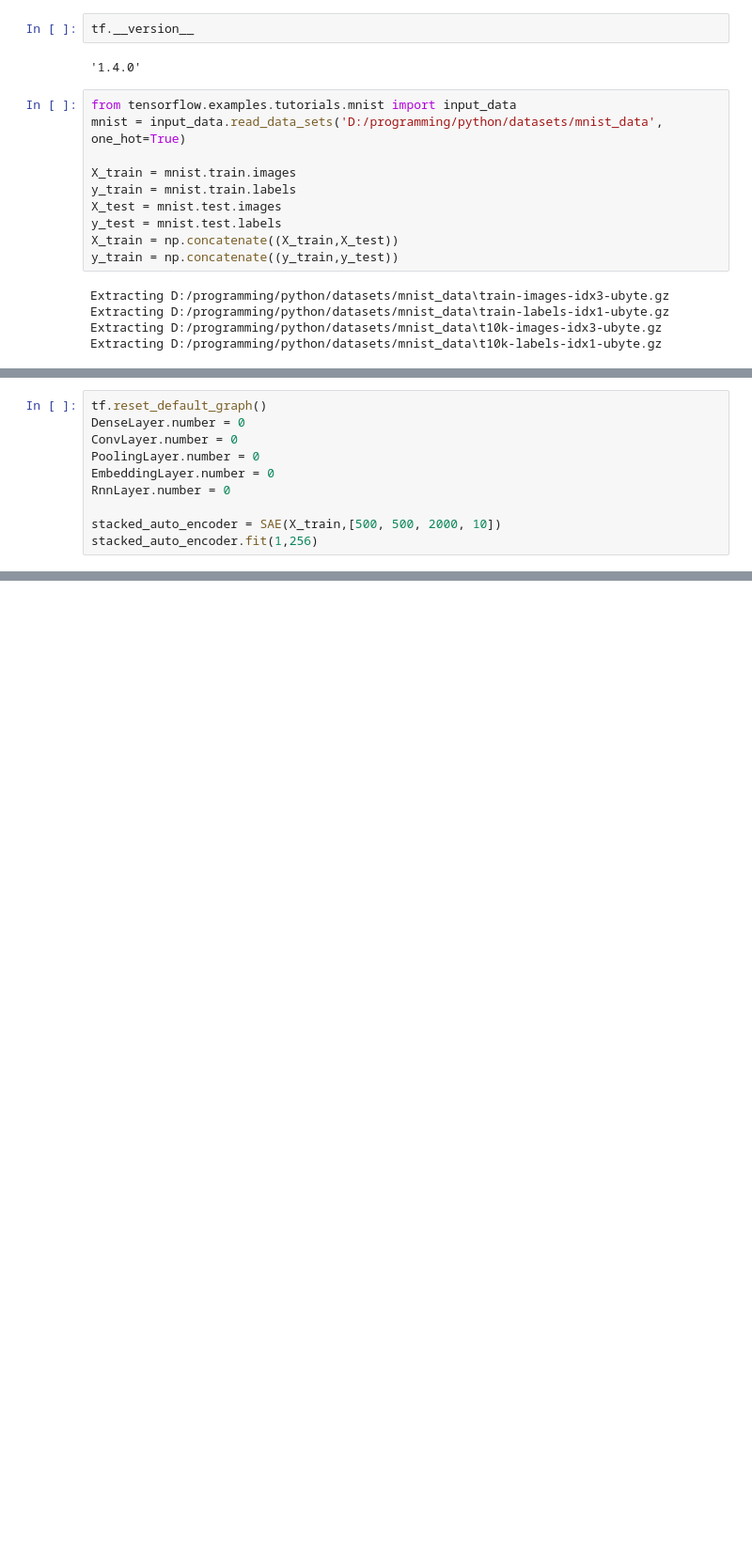
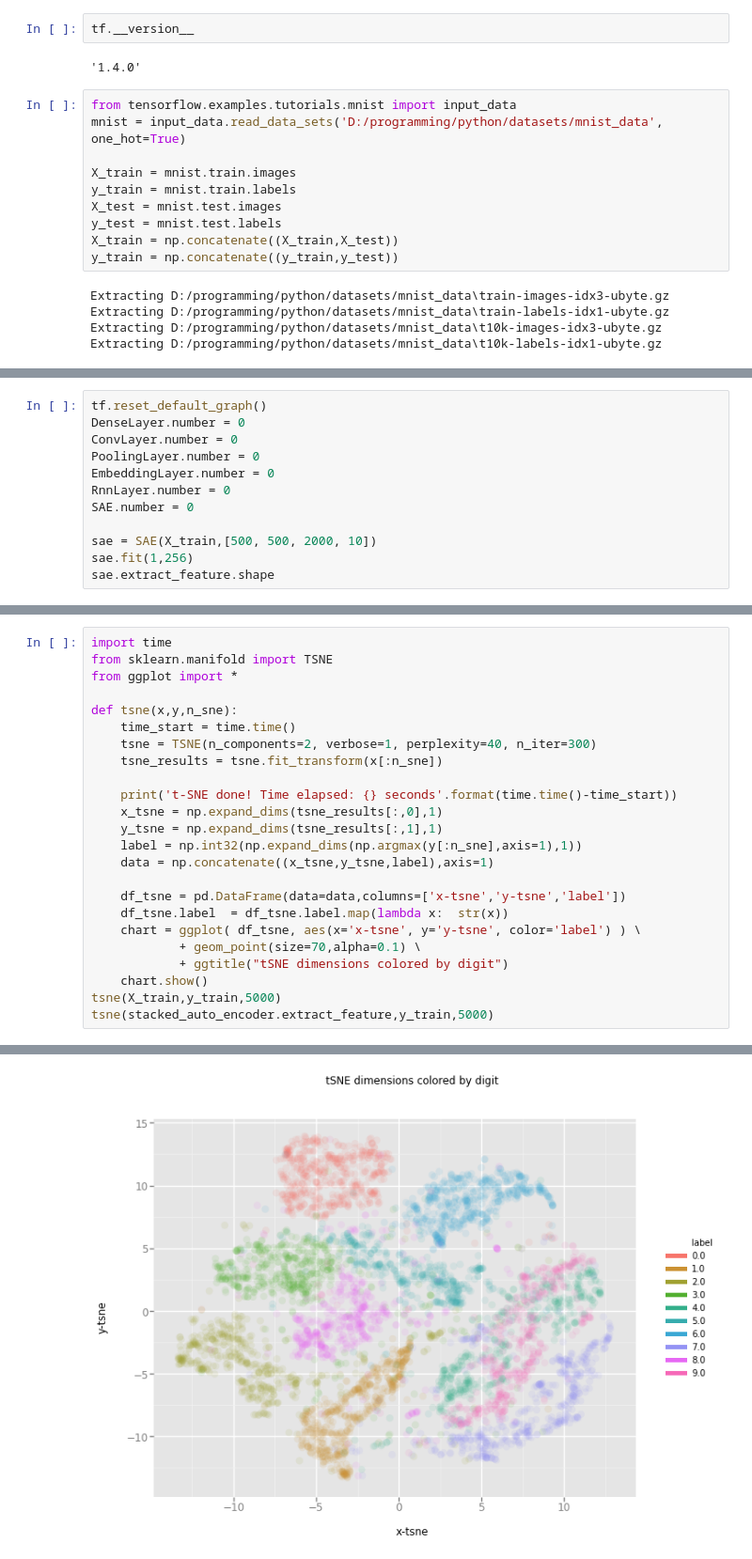
Before and after one commit to xro7/dnn_mnist, a Jupyter notebook: Deep clustering.ipynb, the cells around one changed output, grey strips where cells are left out. Shown at 94% size. Saved outputs shown, nothing was run; the diff lists cells and outputs as text; blank space fills up the shorter version.

```diff
--- a/Deep clustering.ipynb
+++ b/Deep clustering.ipynb
@@ -340,6 +343,8 @@ ConvLayer.number = 0
 PoolingLayer.number = 0
 EmbeddingLayer.number = 0
 RnnLayer.number = 0
+SAE.number = 0
 
-stacked_auto_encoder = SAE(X_train,[500, 500, 2000, 10])
-stacked_auto_encoder.fit(1,256)
+sae = SAE(X_train,[500, 500, 2000, 10])
+sae.fit(1,256)
+sae.extract_feature.shape
@@ -363,0 +382,25 @@ K-means clustering result on extracted features: NMI =
+# %%
+import time
+from sklearn.manifold import TSNE
+from ggplot import *
+
+def tsne(x,y,n_sne):
+    time_start = time.time()
+    tsne = TSNE(n_components=2, verbose=1, perplexity=40, n_iter=300)
+    tsne_results = tsne.fit_transform(x[:n_sne])
+
+    print('t-SNE done! Time elapsed: {} seconds'.format(time.time()-time_start))
+    x_tsne = np.expand_dims(tsne_results[:,0],1)
+    y_tsne = np.expand_dims(tsne_results[:,1],1)
+    label = np.int32(np.expand_dims(np.argmax(y[:n_sne],axis=1),1))
+    data = np.concatenate((x_tsne,y_tsne,label),axis=1)
+
+    df_tsne = pd.DataFrame(data=data,columns=['x-tsne','y-tsne','label'])
+    df_tsne.label  = df_tsne.label.map(lambda x:  str(x))
+    chart = ggplot( df_tsne, aes(x='x-tsne', y='y-tsne', color='label') ) \
+            + geom_point(size=70,alpha=0.1) \
+            + ggtitle("tSNE dimensions colored by digit")
+    chart.show()
+tsne(X_train,y_train,5000)
+tsne(stacked_auto_encoder.extract_feature,y_train,5000)
+# %% [output]
@@ -363,0 +419 @@ K-means clustering result on extracted features: NMI =
+[figure, added]
```
Also changed, not shown: parts of 6 cells of this notebook, 1 other file.
